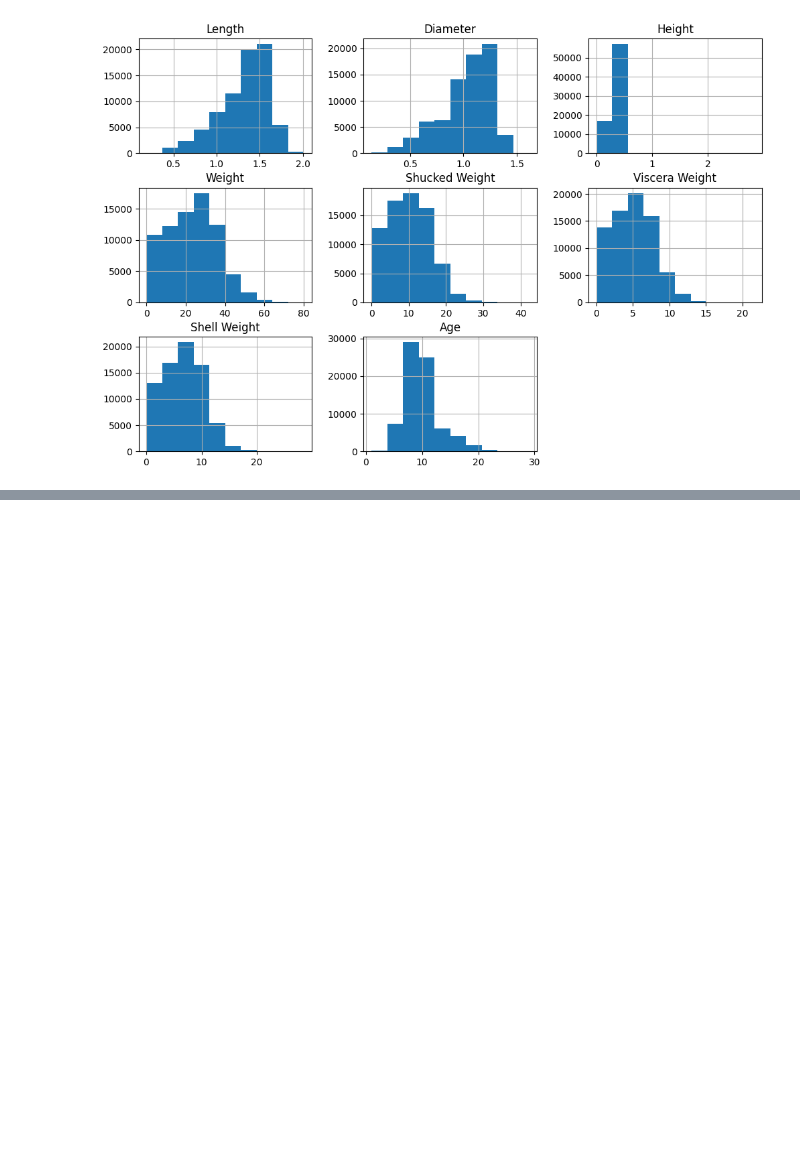
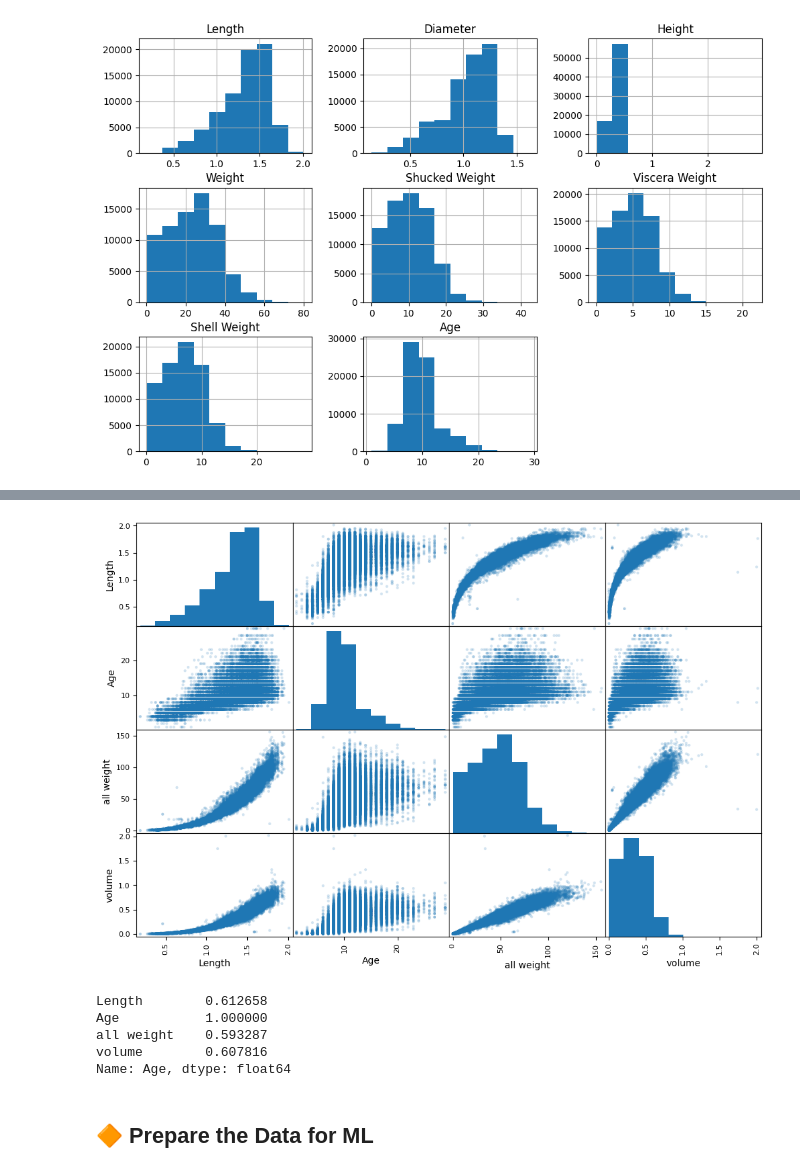
Before and after one commit to subramanya4shenoy/MachineLearningNbs, a Jupyter notebook: Kaggle/Competitions/PGS_S3E16.ipynb, the cells around one changed output, grey strips where cells are left out. Drawn from its saved outputs; the diff is of its cells as text; code cells hidden in the pictures; blank space fills up the shorter version.

```diff
--- a/Kaggle/Competitions/PGS_S3E16.ipynb
+++ b/Kaggle/Competitions/PGS_S3E16.ipynb
@@ -176,0 +260,22 @@ plt.show()
+# %%
+# Expermentations
+import numpy as np
+
+combined_df = train_set.copy()
+combined_df['all weight'] = combined_df['Weight'] + combined_df['Shucked Weight'] + combined_df['Viscera Weight'] + combined_df['Shell Weight']
+combined_df['volume'] = np.pi * ((combined_df['Diameter']/2) ** 2) * combined_df['Height']
+column_drop = ['Weight', 'Shucked Weight', 'Viscera Weight', 'Shell Weight', 'Diameter', 'Height']
+combined_df = combined_df.drop(columns=column_drop, axis=1)
+corr_matrix = combined_df.corr()
+scatter_matrix(combined_df, figsize=(12,8), alpha=0.2)
+plt.show()
+corr_matrix['Age']
+# %% [output]
+[figure, added]
+Length        0.612658
+Age           1.000000
+all weight    0.593287
+volume        0.607816
+Name: Age, dtype: float64
+# %% [markdown]
+## 🔶 Prepare the Data for ML
```
Also changed, not shown: parts of 21 cells of this notebook.
